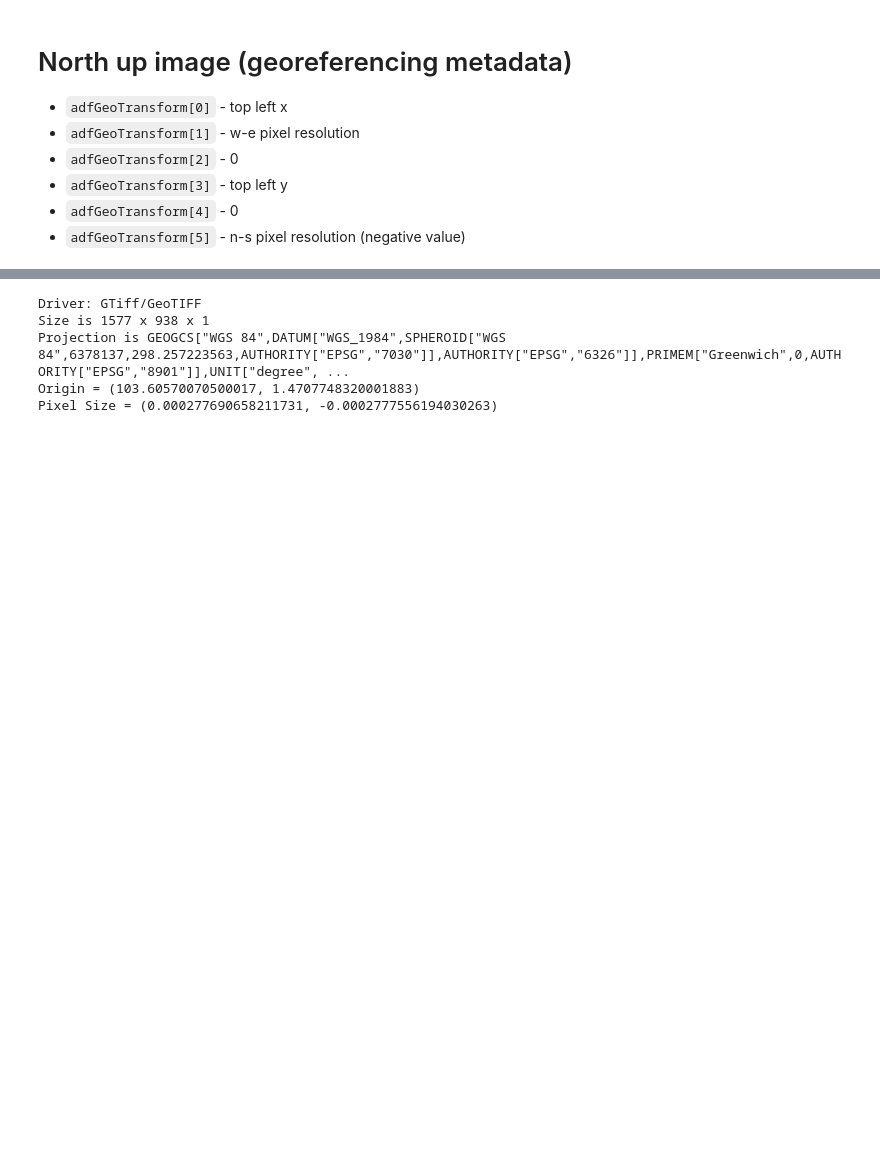
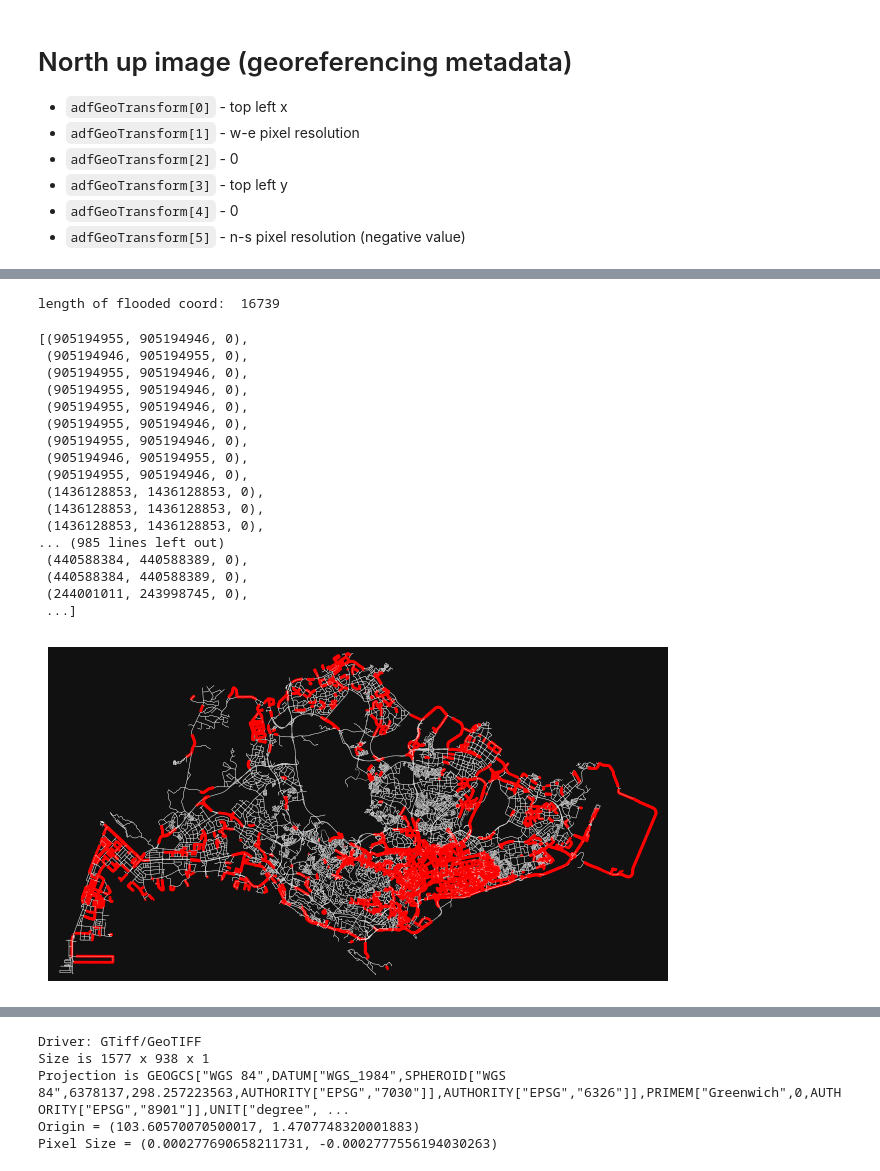
Before and after one commit to pakhuiying/NCCS_analysis, a Jupyter notebook: coastal_flood.ipynb, the cells around one changed output, grey strips where cells are left out. Saved outputs shown, nothing was run; the diff lists cells and outputs as text; code cells hidden in the pictures; blank space fills up the shorter version.

```diff
--- a/coastal_flood.ipynb
+++ b/coastal_flood.ipynb
@@ -35,0 +43,4 @@ G_car = ox.load_graphml(os.path.join(save_dir,filename))
+# %%
+pluvial_flood_rasters_dir = r"C:\Users\hypak\OneDrive - Singapore Management University\Documents\Projects\H2I_TMSI\flood_depth_30m\flood_depth_30m"
+pluvial_flood_rasters_fps = [os.path.join(pluvial_flood_rasters_dir,fp) for fp in os.listdir(pluvial_flood_rasters_dir) if bool(re.search(r".*_([-\d.]+).tif$",fp))]
+pluvial_flood_rasters_fps
@@ -35,0 +153,25 @@ G_car = ox.load_graphml(os.path.join(save_dir,filename))
+# %%
+s9 = gdal.Open(pluvial_flood_rasters_fps[-1])
+print("Driver: {}/{}".format(s9.GetDriver().ShortName,
+                            s9.GetDriver().LongName))
+print("Size is {} x {} x {}".format(s9.RasterXSize,
+                                    s9.RasterYSize,
+                                    s9.RasterCount))
+print("Projection is {}".format(s9.GetProjection()))
+# get geotransform
+geotransform_s9 = s9.GetGeoTransform()
+if geotransform_s9:
+    print("Origin = ({}, {})".format(geotransform_s9[0], geotransform_s9[3]))
+    print("Pixel Size = ({}, {})".format(geotransform_s9[1], geotransform_s9[5]))
+
+band = s9.GetRasterBand(1)
+print("Band Type={}".format(gdal.GetDataTypeName(band.DataType)))
+
+min_ = band.GetMinimum()
+max_ = band.GetMaximum()
+if not min_ or not max_:
+    (min_,max_) = band.ComputeRasterMinMax(True)
+print("Min={:.3f}, Max={:.3f}".format(min_,max_))
+
+# read as array
+s9_arr = np.array(s9.GetRasterBand(1).ReadAsArray())
@@ -35,0 +186,27 @@ G_car = ox.load_graphml(os.path.join(save_dir,filename))
+# %%
+UFN = raster_utils.RasterToNetwork(G_car, flooded_maxspeed=None, percentage_reduction_maxspeed=90)
+flooded_coord = UFN.get_flood_coordinates(s9_arr,geotransform_s9,flood_depth_thresh=0.49)
+print("length of flooded coord: ", len(flooded_coord))
+flooded_edges = UFN.identify_flooded_roads(flooded_coord, plot=True, ax = None,
+                               flooded_edge_color="red",edge_color="white", flooded_edge_linewidth=2)
+flooded_edges
+# %% [output]
+length of flooded coord:  16739
+[(905194955, 905194946, 0),
+ (905194946, 905194955, 0),
+ (905194955, 905194946, 0),
+ (905194955, 905194946, 0),
+ (905194955, 905194946, 0),
+ (905194955, 905194946, 0),
+ (905194955, 905194946, 0),
+ (905194946, 905194955, 0),
+ (905194955, 905194946, 0),
+ (1436128853, 1436128853, 0),
+ (1436128853, 1436128853, 0),
+ (1436128853, 1436128853, 0),
+... (985 lines left out)
+ (440588384, 440588389, 0),
+ (440588384, 440588389, 0),
+ (244001011, 243998745, 0),
+ ...]
+[figure, added]
```
Also changed, not shown: parts of 11 cells of this notebook.
